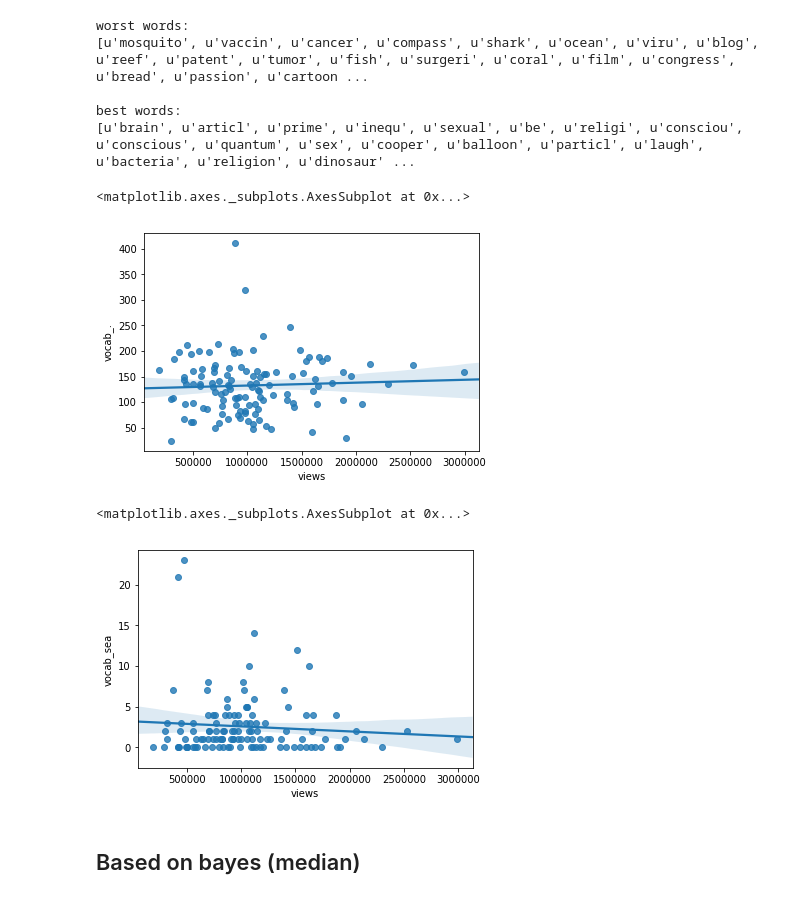
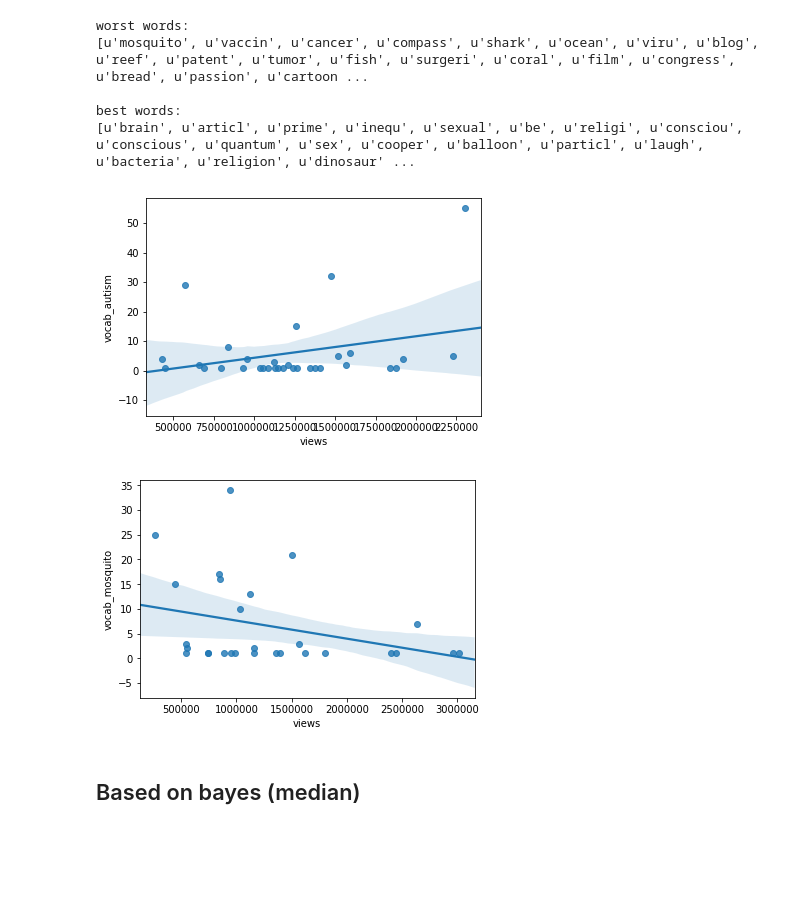
Before and after one commit to reeves17/3360project, a Jupyter notebook: jake_reeves_EDA.ipynb, the cells around one changed output. Drawn from its saved outputs; the diff is of its cells as text; code cells hidden in the pictures; blank space fills up the shorter version.

```diff
--- a/jake_reeves_EDA.ipynb
+++ b/jake_reeves_EDA.ipynb
@@ -880,17 +880,17 @@ best words:
 # %%
 # plot the best fit
 
-sns.regplot(x=(df.query('outlier == 0')[df['vocab_' + x] > 0])['views'], y=(df.query('outlier == 0')[df['vocab_' + x] > 0])['vocab_.'])
+sns.regplot(x=(df.query('outlier == 0')[df['vocab_autism'] > 0])['views'], y=(df.query('outlier == 0')[df['vocab_autism'] > 0])['vocab_autism'])
+plt.savefig('images/good_zero.png')
 # %% [output]
-<matplotlib.axes._subplots.AxesSubplot at 0x...>
-[figure, old version]
+[figure, new version]
 # %%
 # plot the worst fit
 
-sns.regplot(x=(df.query('outlier == 0')[df['vocab_' + x] > 0])['views'], y=(df.query('outlier == 0')[df['vocab_' + x] > 0])['vocab_sea'])
+sns.regplot(x=(df.query('outlier == 0')[df['vocab_mosquito'] > 0])['views'], y=(df.query('outlier == 0')[df['vocab_mosquito'] > 0])['vocab_mosquito'])
+plt.savefig('images/bad_zero.png')
 # %% [output]
-<matplotlib.axes._subplots.AxesSubplot at 0x...>
-[figure, old version]
+[figure, new version]
 # %% [markdown]
 ## Based on bayes (median)
 # %%
```
Also changed, not shown: parts of 18 cells of this notebook.
